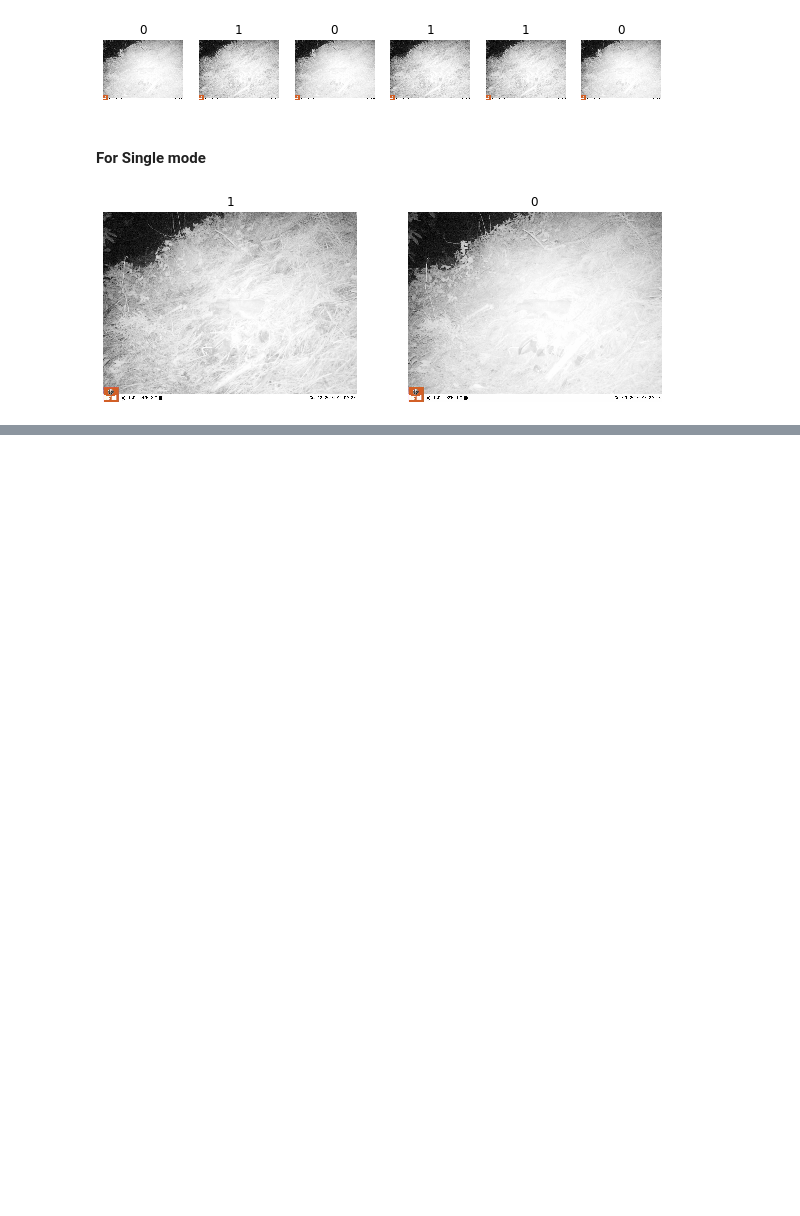
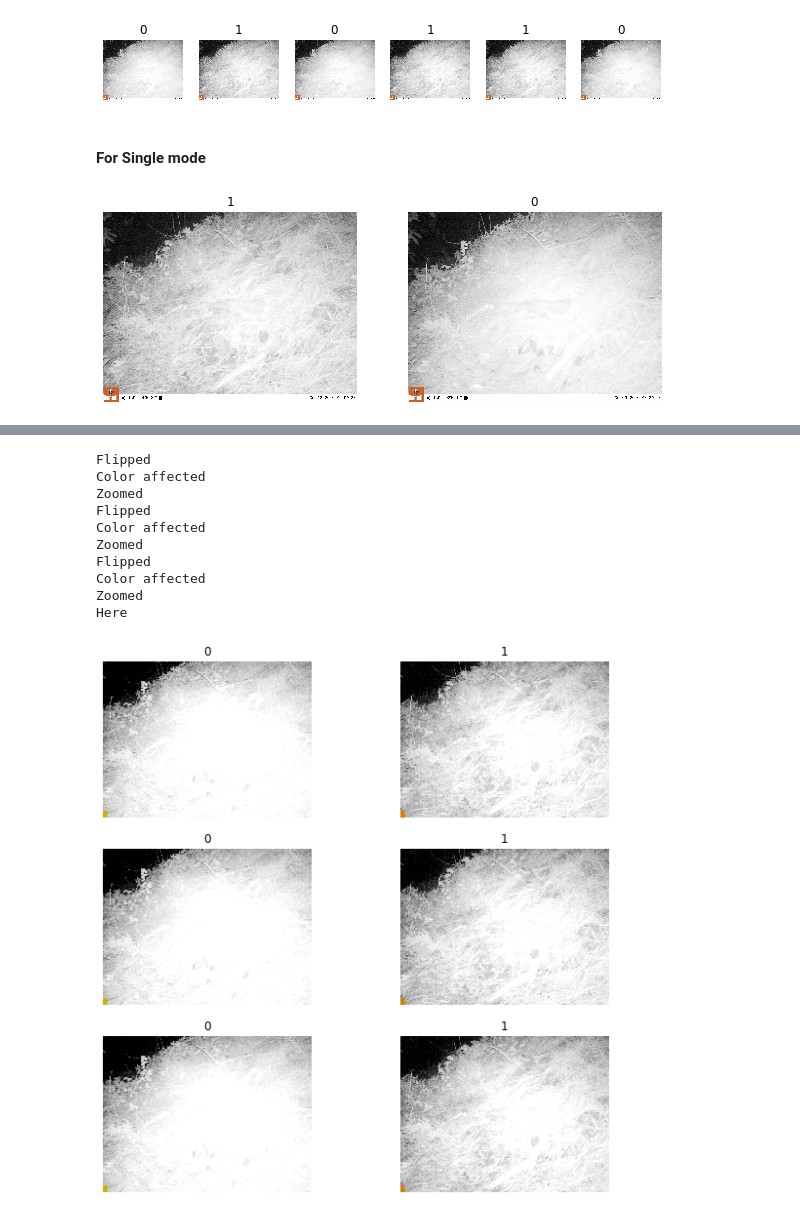
Before and after one commit to bhuvi3/camera_trap_animal_classification, a Jupyter notebook: code/tensorflow_pipeline_test.ipynb, the cells around one changed output, grey strips where cells are left out. Cells and saved outputs as stored; diff of their text form; code cells hidden in the pictures; blank space fills up the shorter version.

```diff
--- a/code/tensorflow_pipeline_test.ipynb
+++ b/code/tensorflow_pipeline_test.ipynb
@@ -275,0 +593,28 @@ show_batch(image_batch, label_batch)
+# %%
+def show_batch(image_batch, label_batch, k=2):
+    print("Here")
+    plt.figure(figsize=(10, 10))
+    for n in range(k):
+        ax = plt.subplot(3, k/3, n + 1)
+        plt.imshow(image_batch[n])
+        plt.axis('off')
+        plt.title(label_batch[n].numpy())
+
+demo_pipeline = PipelineGenerator(os.path.join(os.getcwd(), '..', 'data', 'final_dataset_val_demo.csv'),
+                                  os.path.join(os.getcwd(), '..', 'data', 'images' + os.sep),
+                                  mode=PipelineGenerator.MODE_FLAT_ALL, image_size=(2448, 3264))
+
+image_batch, label_batch = zip(*demo_pipeline.get_pipeline().shuffle(buffer_size=1000, reshuffle_each_iteration=True))
+show_batch(image_batch, label_batch, k=6)
+# %% [output]
+Flipped
+Color affected
+Zoomed
+Flipped
+Color affected
+Zoomed
+Flipped
+Color affected
+Zoomed
+Here
+[figure, added]
```
Also changed, not shown: parts of 10 cells of this notebook, 3 other files.
